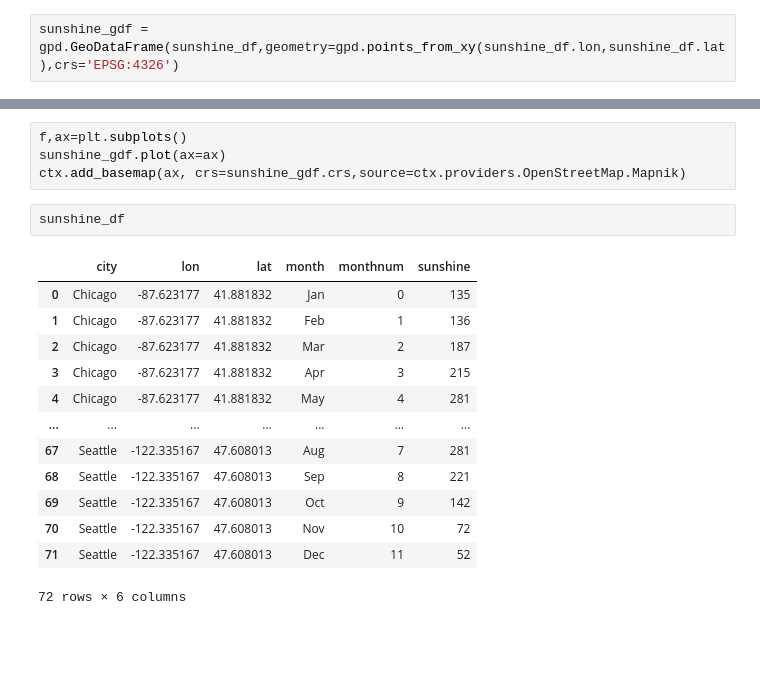
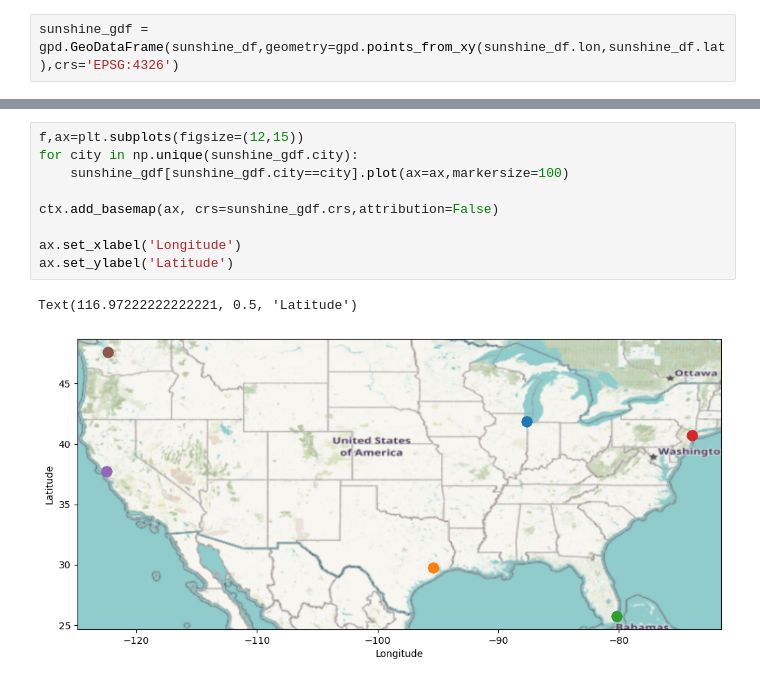
Before and after one commit to egagli/cse512_data_visualization, a Jupyter notebook: assignments/1/assignment1.ipynb, the cells around one changed output, grey strips where cells are left out. Cells and saved outputs as stored; diff of their text form; blank space fills up the shorter version.

```diff
--- a/assignments/1/assignment1.ipynb
+++ b/assignments/1/assignment1.ipynb
@@ -16,20 +34,12 @@ sunshine_gdf = gpd.GeoDataFrame(sunshine_df,geometry=gpd.points_from_xy(sunshine
 # %%
-f,ax=plt.subplots()
-sunshine_gdf.plot(ax=ax)
-ctx.add_basemap(ax, crs=sunshine_gdf.crs,source=ctx.providers.OpenStreetMap.Mapnik)
+f,ax=plt.subplots(figsize=(12,15))
+for city in np.unique(sunshine_gdf.city):
+    sunshine_gdf[sunshine_gdf.city==city].plot(ax=ax,markersize=100)
+
+ctx.add_basemap(ax, crs=sunshine_gdf.crs,attribution=False)
+
+ax.set_xlabel('Longitude')
+ax.set_ylabel('Latitude')
+# %% [output]
+Text(116.97222222222221, 0.5, 'Latitude')
+[figure, added]
-# %%
-sunshine_df
-# %% [output]
-|  | city | lon | lat | month | monthnum | sunshine |
-| 0 | Chicago | -87.623177 | 41.881832 | Jan | 0 | 135 |
-| 1 | Chicago | -87.623177 | 41.881832 | Feb | 1 | 136 |
-| 2 | Chicago | -87.623177 | 41.881832 | Mar | 2 | 187 |
-| 3 | Chicago | -87.623177 | 41.881832 | Apr | 3 | 215 |
-| 4 | Chicago | -87.623177 | 41.881832 | May | 4 | 281 |
-| ... | ... | ... | ... | ... | ... | ... |
-| 67 | Seattle | -122.335167 | 47.608013 | Aug | 7 | 281 |
-| 68 | Seattle | -122.335167 | 47.608013 | Sep | 8 | 221 |
-| 69 | Seattle | -122.335167 | 47.608013 | Oct | 9 | 142 |
-| 70 | Seattle | -122.335167 | 47.608013 | Nov | 10 | 72 |
-| 71 | Seattle | -122.335167 | 47.608013 | Dec | 11 | 52 |
-72 rows × 6 columns
```
Also changed, not shown: parts of 6 cells of this notebook, 1 other file.
